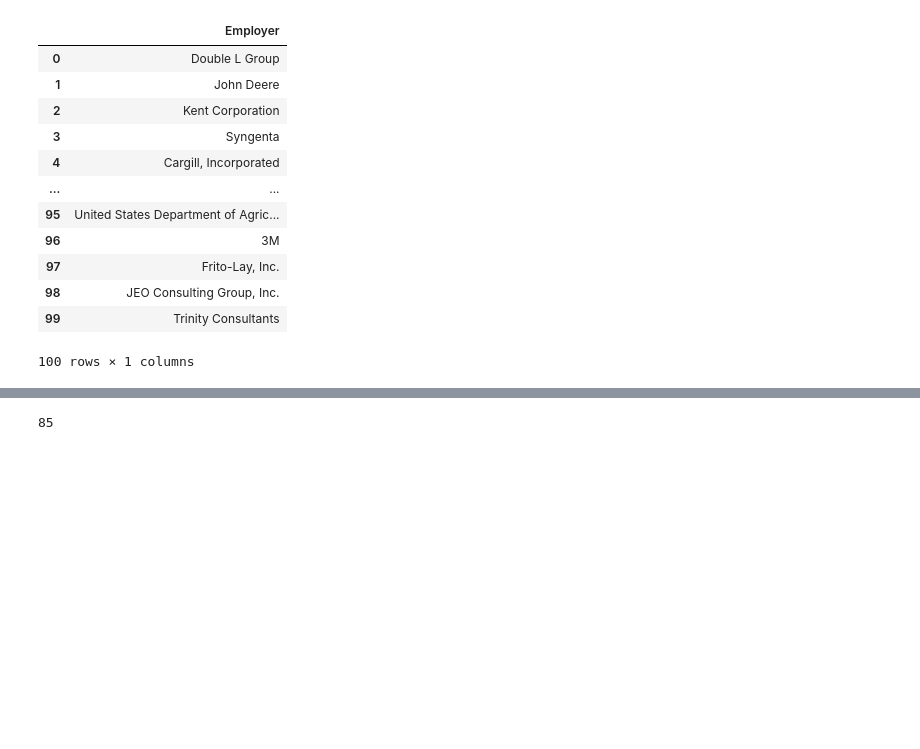
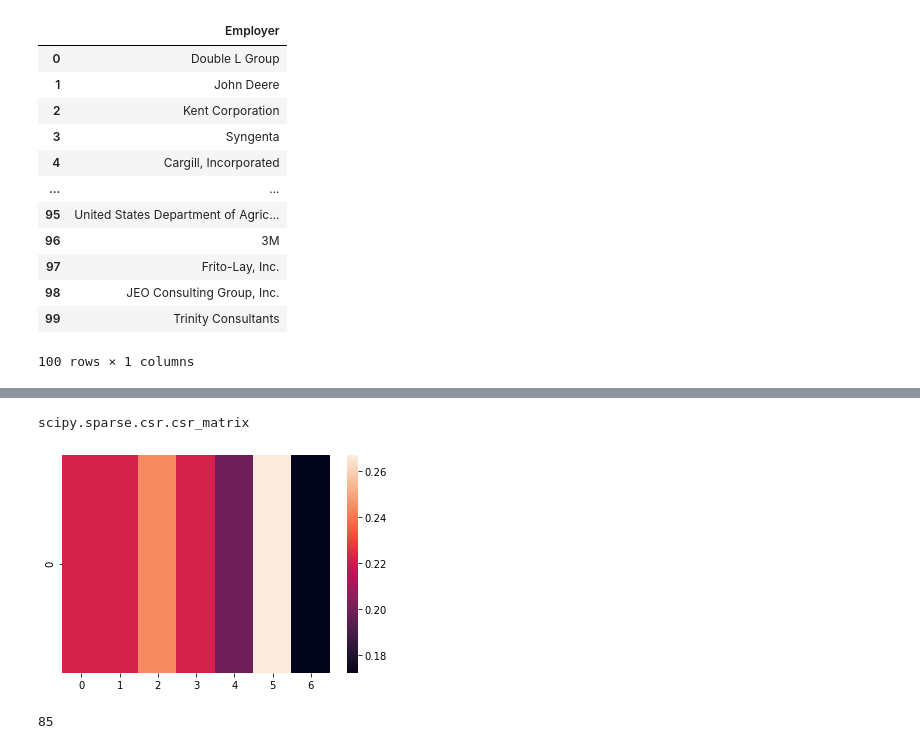
Before and after one commit to kjar0/516X-Final, a Jupyter notebook: ABE_comp_job.ipynb, the cells around one changed output, grey strips where cells are left out. Drawn from its saved outputs; the diff is of its cells as text; code cells hidden in the pictures; blank space fills up the shorter version.

```diff
--- a/ABE_comp_job.ipynb
+++ b/ABE_comp_job.ipynb
@@ -280,3 +290,16 @@ vec.shape
+# %%
+## fit with student outcomes, transform job postings
+tfidf_v = TfidfVectorizer()
+cfit = tfidf_v.fit_transform([clean_abe_comp])
+jtransformed = tfidf_v.transform(job_skill_4vec)
+#jvec = jtransformed.toarray()
+#cvec = cfit.toarray()
+csim = cosine_similarity(cfit, jtransformed)
+sns.heatmap(csim)
+type(jfit)
+# %% [output]
+scipy.sparse.csr.csr_matrix
+[figure, added]
 # %%
 len(clean_abe_comp.split(" "))
 # %% [output]
```
Also changed, not shown: parts of 11 cells of this notebook.
